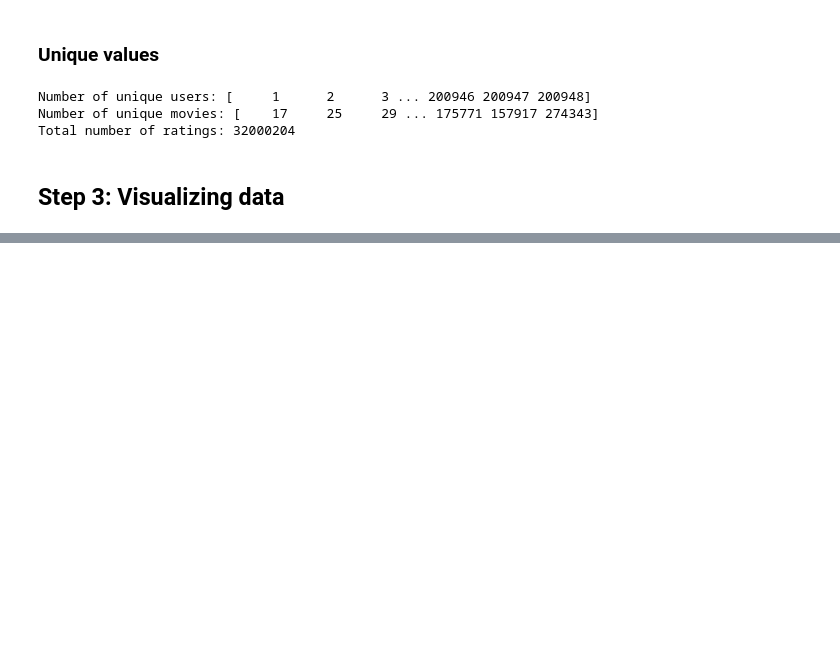
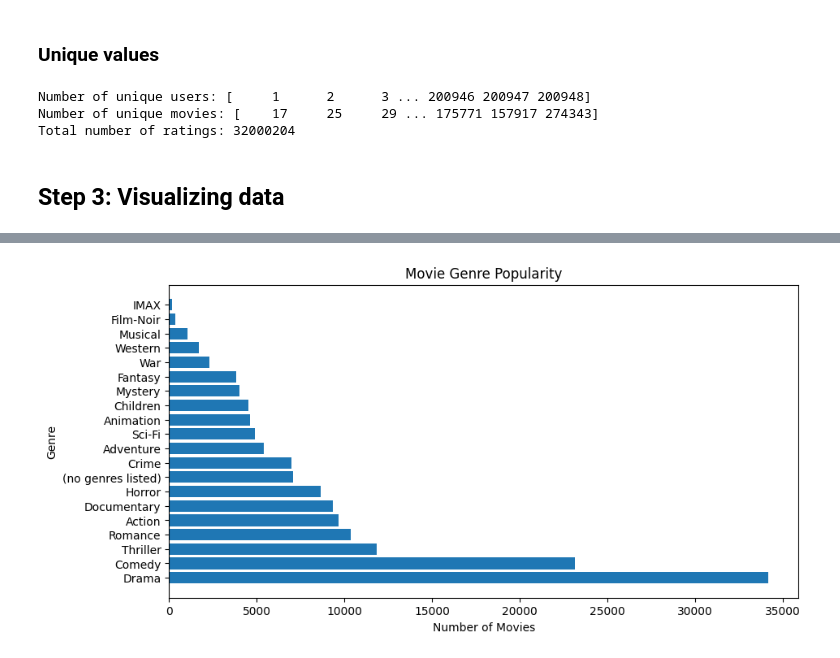
Before and after one commit to nttugit/ds-movie-recommendation-system, a Jupyter notebook: explore_data.ipynb, the cells around one changed output, grey strips where cells are left out. Cells and saved outputs as stored; diff of their text form; code cells hidden in the pictures; blank space fills up the shorter version.

Commit message:
Complete basic data exploration, update .gitignore and readme file

```diff
--- a/explore_data.ipynb
+++ b/explore_data.ipynb
@@ -85,0 +160,3 @@ plt.show()
+# %%
+# exrtract and plit genres
+movies['genres'] = movies['genres'].apply(lambda x: x.split('|'))
@@ -85,0 +178,4 @@ plt.show()
+# %%
+from collections import Counter
+genre_counts = Counter([genre for sublist in movies['genres'] for genre in sublist])
+genre_counts
@@ -85,0 +203,5 @@ plt.show()
+# %%
+# Convert to dataframe
+# genre_counts.items()
+genre_df = pd.DataFrame(genre_counts.items(), columns=['Genre', 'Count']).sort_values(by='Count',ascending=False)
+genre_df
@@ -85,0 +226,10 @@ plt.show()
+# %%
+# Visualize
+plt.figure(figsize=(10,5))
+plt.barh(genre_df['Genre'],genre_df['Count'])
+plt.xlabel("Number of Movies")
+plt.ylabel("Genre")
+plt.title("Movie Genre Popularity")
+plt.show()
+# %% [output]
+[figure, added]
```
Also changed, not shown: parts of 15 cells of this notebook, 2 other files.
